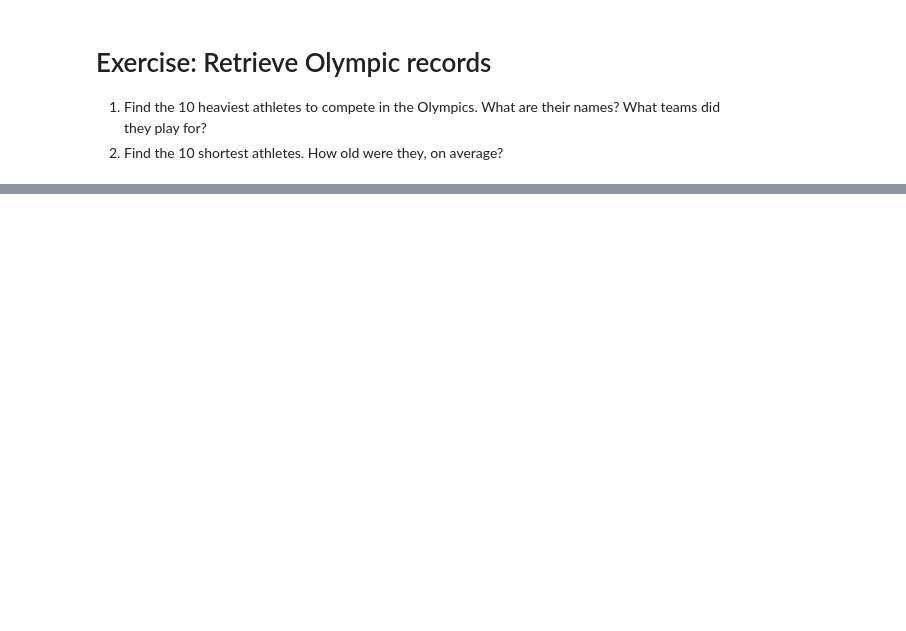
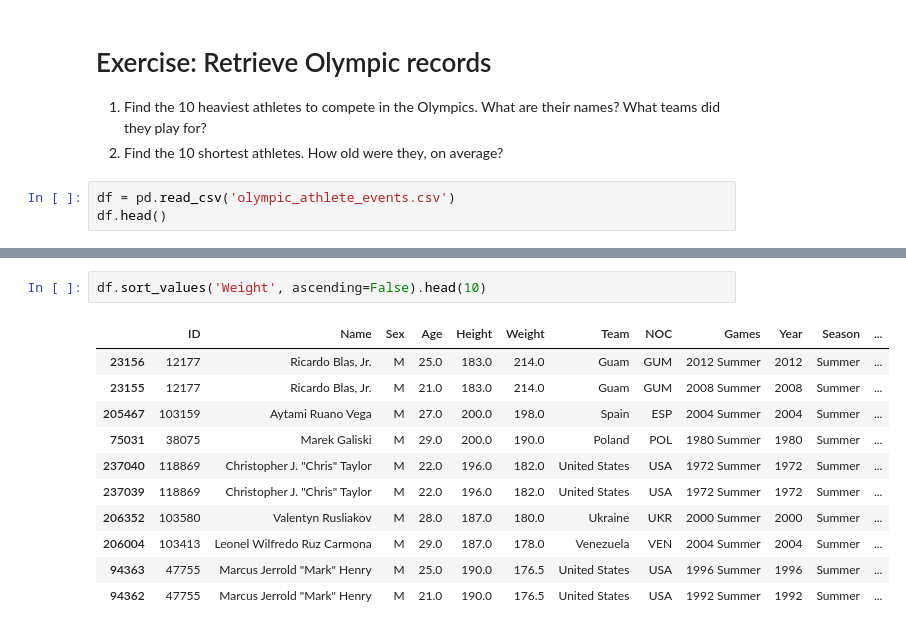
Before and after one commit to reuven/OReilly-2025-11November-data, a Jupyter notebook: OReilly - 2025-11November-20.ipynb, the cells around one changed output, grey strips where cells are left out. Drawn from its saved outputs; the diff is of its cells as text; blank space fills up the shorter version.

```diff
--- a/OReilly - 2025-11November-20.ipynb
+++ b/OReilly - 2025-11November-20.ipynb
@@ -300,3 +300,6 @@ df.nsmallest(columns='trip_distance', n=10)
 
 1. Find the 10 heaviest athletes to compete in the Olympics. What are their names? What teams did they play for?
 2. Find the 10 shortest athletes. How old were they, on average?
+# %%
+df = pd.read_csv('olympic_athlete_events.csv')
+df.head()
@@ -302,0 +313,14 @@ df.nsmallest(columns='trip_distance', n=10)
+# %%
+df.sort_values('Weight', ascending=False).head(10)
+# %% [output]
+|  | ID | Name | Sex | Age | Height | Weight | Team | NOC | Games | Year | Season | ... |
+| 23156 | 12177 | Ricardo Blas, Jr. | M | 25.0 | 183.0 | 214.0 | Guam | GUM | 2012 Summer | 2012 | Summer | ... |
+| 23155 | 12177 | Ricardo Blas, Jr. | M | 21.0 | 183.0 | 214.0 | Guam | GUM | 2008 Summer | 2008 | Summer | ... |
+| 205467 | 103159 | Aytami Ruano Vega | M | 27.0 | 200.0 | 198.0 | Spain | ESP | 2004 Summer | 2004 | Summer | ... |
+| 75031 | 38075 | Marek Galiski | M | 29.0 | 200.0 | 190.0 | Poland | POL | 1980 Summer | 1980 | Summer | ... |
+| 237040 | 118869 | Christopher J. "Chris" Taylor | M | 22.0 | 196.0 | 182.0 | United States | USA | 1972 Summer | 1972 | Summer | ... |
+| 237039 | 118869 | Christopher J. "Chris" Taylor | M | 22.0 | 196.0 | 182.0 | United States | USA | 1972 Summer | 1972 | Summer | ... |
+| 206352 | 103580 | Valentyn Rusliakov | M | 28.0 | 187.0 | 180.0 | Ukraine | UKR | 2000 Summer | 2000 | Summer | ... |
+| 206004 | 103413 | Leonel Wilfredo Ruz Carmona | M | 29.0 | 187.0 | 178.0 | Venezuela | VEN | 2004 Summer | 2004 | Summer | ... |
+| 94363 | 47755 | Marcus Jerrold "Mark" Henry | M | 25.0 | 190.0 | 176.5 | United States | USA | 1996 Summer | 1996 | Summer | ... |
+| 94362 | 47755 | Marcus Jerrold "Mark" Henry | M | 21.0 | 190.0 | 176.5 | United States | USA | 1992 Summer | 1992 | Summer | ... |
```
Also changed, not shown: parts of 1 cell of this notebook.
